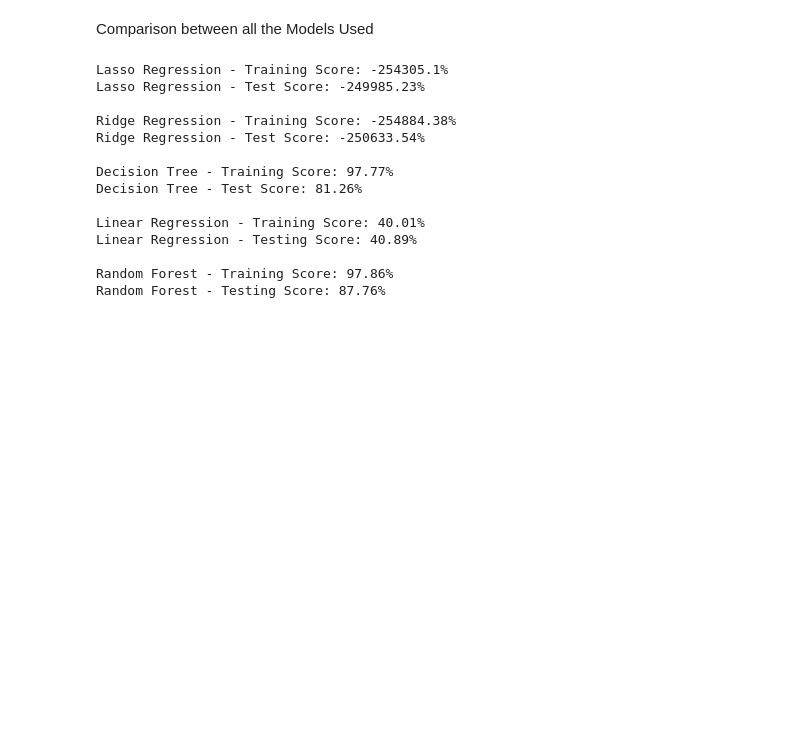
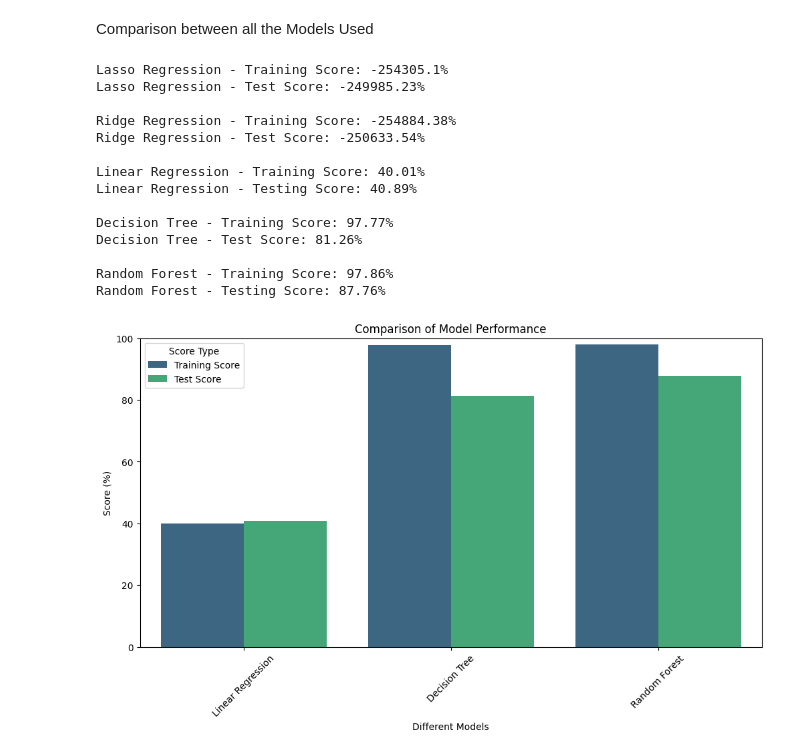
Before and after one commit to AyonChatterjee/ML-Projects-, a Jupyter notebook: Flight_Price_Prediction.ipynb, the cells around one changed output. Cells and saved outputs as stored; diff of their text form; code cells hidden in the pictures; blank space fills up the shorter version.

Commit message:
Added visualisation for the best models.

```diff
--- a/Flight_Price_Prediction.ipynb
+++ b/Flight_Price_Prediction.ipynb
@@ -659,13 +659,14 @@ print(f"Ridge Regression - Training Score: {ridge_score}%")
 print(f"Ridge Regression - Test Score: {ridge_score_test}%\n")
 
 
+print(f"Linear Regression - Training Score: {linear_score}%")
+print(f"Linear Regression - Testing Score: {linear_score_test}%\n")
+
+
 print(f"Decision Tree - Training Score: {decision_score}%")
 print(f"Decision Tree - Test Score: {decision_score_test}%\n")
 
 
-print(f"Linear Regression - Training Score: {linear_score}%")
-print(f"Linear Regression - Testing Score: {linear_score_test}%\n")
-
 print(f"Random Forest - Training Score: {random_score}%")
 print(f"Random Forest - Testing Score: {random_score_test}%")
 # %% [output]
@@ -675,11 +676,36 @@ Lasso Regression - Test Score: -249985.23%
 Ridge Regression - Training Score: -254884.38%
 Ridge Regression - Test Score: -250633.54%
 
+Linear Regression - Training Score: 40.01%
+Linear Regression - Testing Score: 40.89%
+
 Decision Tree - Training Score: 97.77%
 Decision Tree - Test Score: 81.26%
 
-Linear Regression - Training Score: 40.01%
-Linear Regression - Testing Score: 40.89%
-
 Random Forest - Training Score: 97.86%
 Random Forest - Testing Score: 87.76%
+# %%
+models = ['Linear Regression', 'Decision Tree', 'Random Forest']
+training_scores = [40.01, 97.77, 97.86]
+test_scores = [40.89, 81.26, 87.76]
+# %%
+df = pd.DataFrame({
+    'Model': models,
+    'Training Score': training_scores,
+    'Test Score': test_scores
+})
+
+plt.figure(figsize=(12, 6))
+sns.barplot(x='Model', y='value', hue='variable',
+            data=pd.melt(df, id_vars='Model', value_vars=['Training Score', 'Test Score']),
+            palette='viridis')
+
+plt.title('Comparison of Model Performance')
+plt.ylabel('Score (%)')
+plt.xlabel('Different Models')
+plt.ylim(0, 100)
+plt.legend(title='Score Type')
+plt.xticks(rotation=45)
+plt.show()
+# %% [output]
+[figure, added]
```
